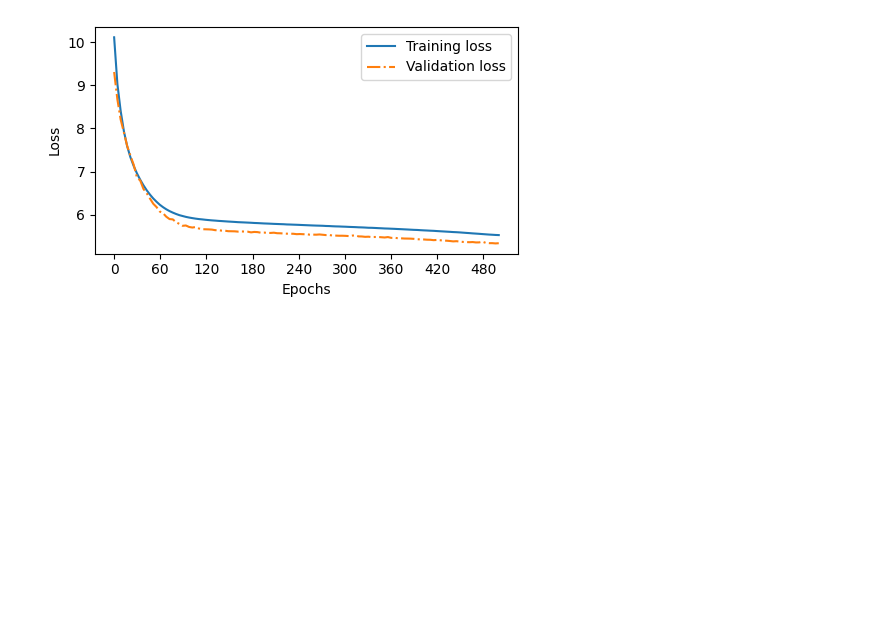
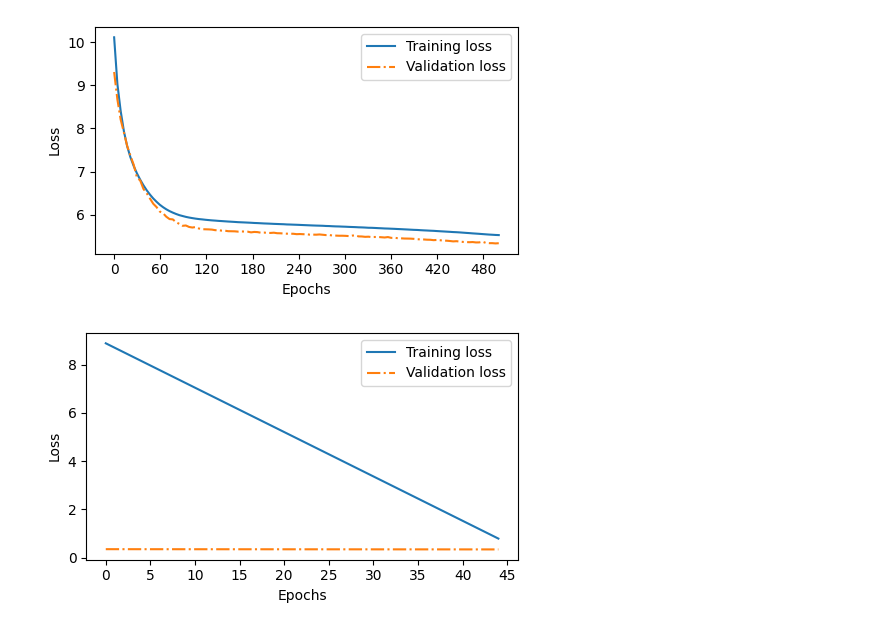
Before and after one commit to iug-htw/GPTAndPrejudice, a Jupyter notebook: loss_plotter.ipynb, the cells around one changed output. Cells and saved outputs as stored; diff of their text form; code cells hidden in the pictures; blank space fills up the shorter version.

```diff
--- a/loss_plotter.ipynb
+++ b/loss_plotter.ipynb
@@ -83,3 +83,11 @@ epochs_tensor = torch.linspace(0, num_epochs, len(sae_train_losses))
 plot_losses(epochs_tensor, [], sae_train_losses, sae_val_losses)
 # %% [output]
 [figure]
+# %%
+num_epochs = 44
+sae_train_losses, sae_val_losses, sae_track_tokens_seen = load_losses("losses_sae.json")
+
+epochs_tensor = torch.linspace(0, num_epochs, len(sae_train_losses))
+plot_losses(epochs_tensor, [], sae_train_losses, sae_val_losses)
+# %% [output]
+[figure, added]
```
Also changed, not shown: parts of 3 cells of this notebook, 9 other files.
